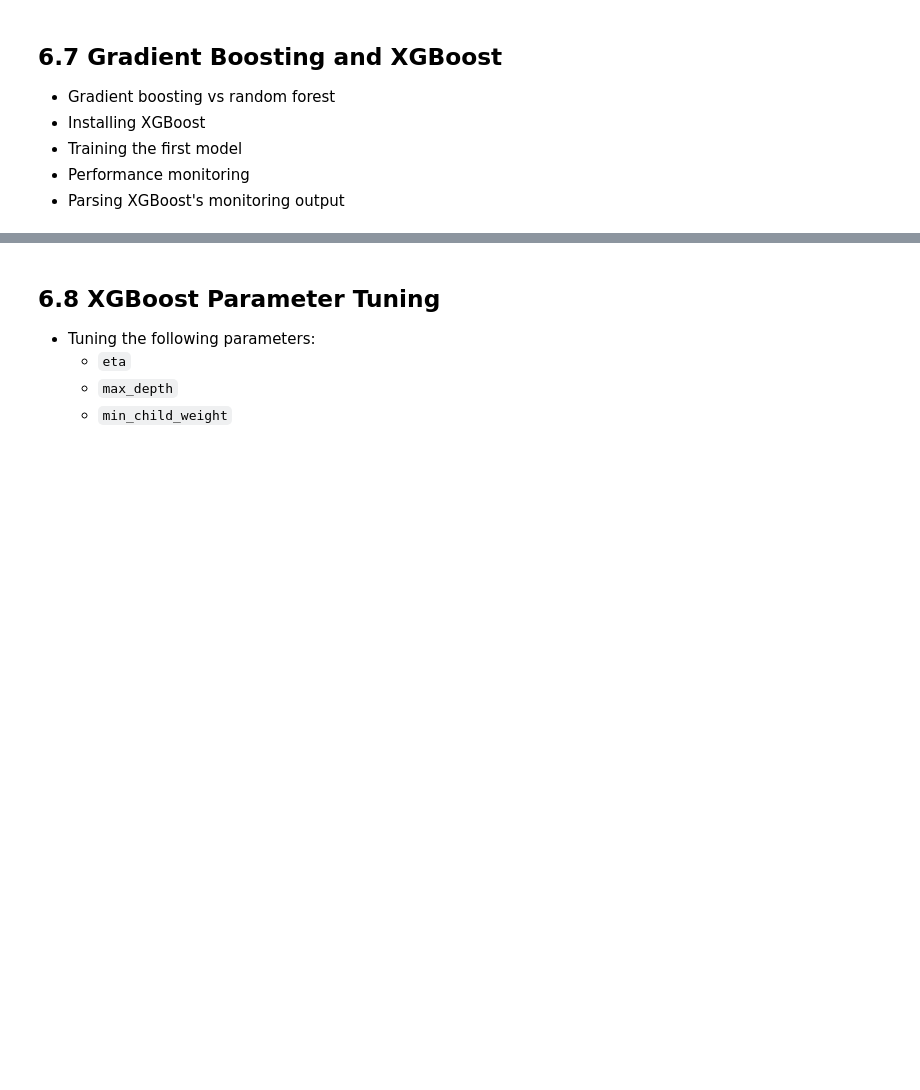
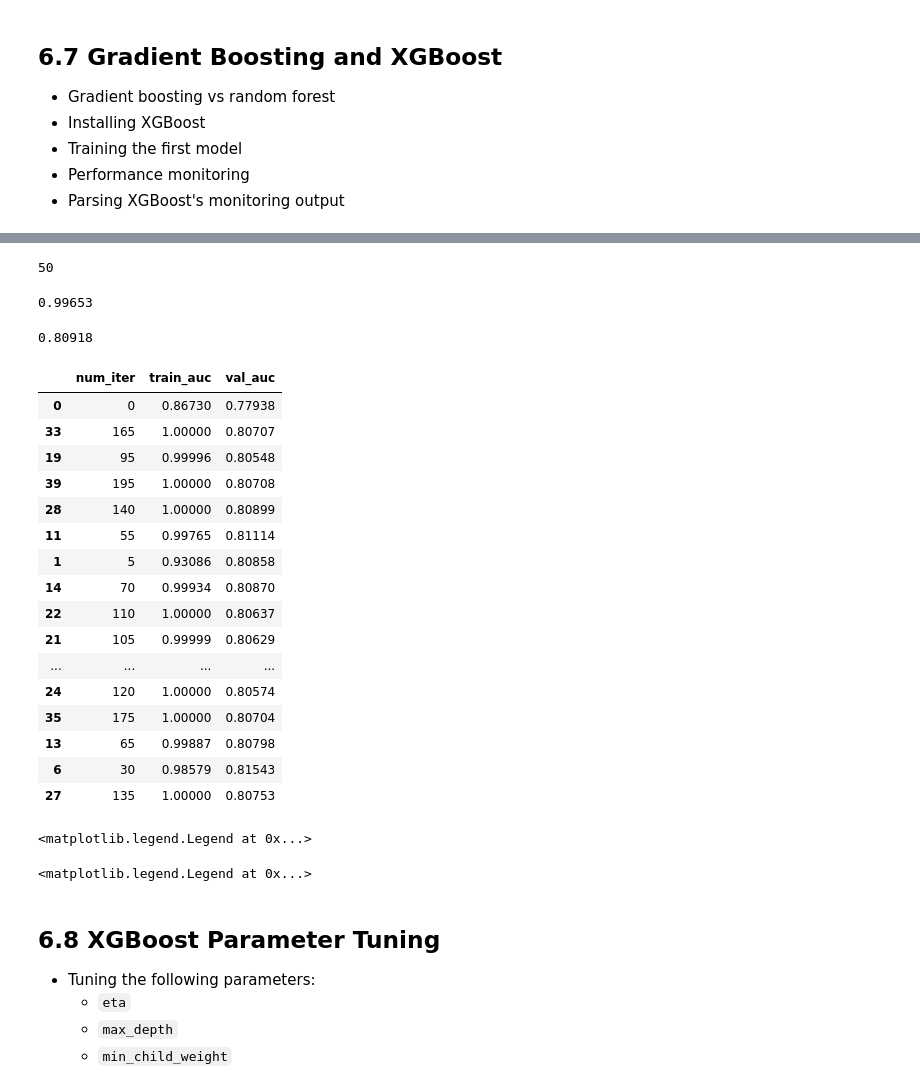
Before and after one commit to okellodaniel/ML_Scholar, a Jupyter notebook: 06-decision-trees/notebook.ipynb, the cells around one changed output, grey strips where cells are left out. Cells and saved outputs as stored; diff of their text form; code cells hidden in the pictures; blank space fills up the shorter version.

```diff
--- a/06-decision-trees/notebook.ipynb
+++ b/06-decision-trees/notebook.ipynb
@@ -818,3 +891,61 @@ xgb_params
+# %%
+int(num_iter.strip('[]'))
+# %% [output]
+50
+# %%
+float(train_auc.split(':')[1])
+# %% [output]
+0.99653
+# %%
+float(val_auc.split(':')[1])
+# %% [output]
+0.80918
+# %%
+def parse_xgb_output(output):
+    results = []
+
+    for line in output.stdout.strip().split('\n'):
+        it_line,train_line,val_line = line.split('\t')
+        it = int(it_line.strip('[]'))
+        train = float(train_line.split(':')[1])
+        val = float(val_line.split(':')[1])
+
+        results.append((it,train,val))
+        df_results=pd.DataFrame(results, columns=['num_iter','train_auc','val_auc'])
+    return df_results
+# %%
+df_scores = parse_xgb_output(output)
+df_scores.sample(30)
+# %% [output]
+|  | num_iter | train_auc | val_auc |
+| 0 | 0 | 0.86730 | 0.77938 |
+| 33 | 165 | 1.00000 | 0.80707 |
+| 19 | 95 | 0.99996 | 0.80548 |
+| 39 | 195 | 1.00000 | 0.80708 |
+| 28 | 140 | 1.00000 | 0.80899 |
+| 11 | 55 | 0.99765 | 0.81114 |
+| 1 | 5 | 0.93086 | 0.80858 |
+| 14 | 70 | 0.99934 | 0.80870 |
+| 22 | 110 | 1.00000 | 0.80637 |
+| 21 | 105 | 0.99999 | 0.80629 |
+| ... | ... | ... | ... |
+| 24 | 120 | 1.00000 | 0.80574 |
+| 35 | 175 | 1.00000 | 0.80704 |
+| 13 | 65 | 0.99887 | 0.80798 |
+| 6 | 30 | 0.98579 | 0.81543 |
+| 27 | 135 | 1.00000 | 0.80753 |
+# %%
+plt.plot(list(df_scores.num_iter),list(df_scores.train_auc), label='train')
+plt.plot(list(df_scores.num_iter),list(df_scores.val_auc),label='validation')
+plt.legend()
+# %% [output]
+<matplotlib.legend.Legend at 0x...>
+# %%
+# Plotting validation AUC only
+plt.plot(df_scores.num_iter,df_scores.val_auc,label='validation')
+plt.legend()
+# %% [output]
+<matplotlib.legend.Legend at 0x...>
 # %% [markdown]
 ## 6.8 XGBoost Parameter Tuning
 - Tuning the following parameters:
```
Also changed, not shown: parts of 26 cells of this notebook, 8 other files.
